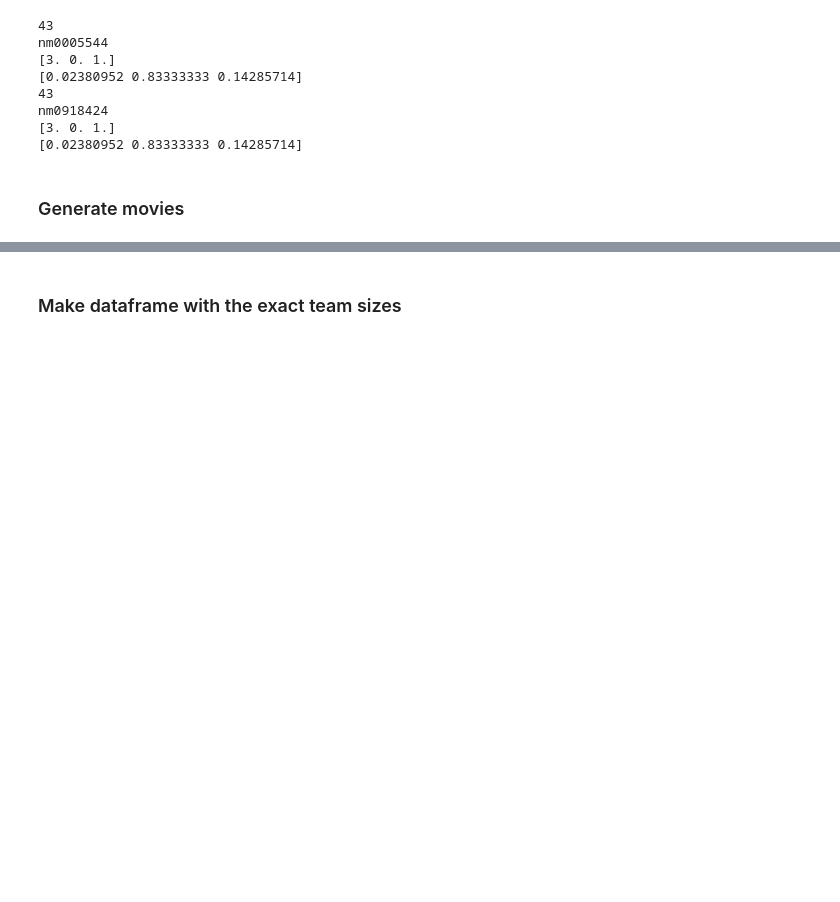
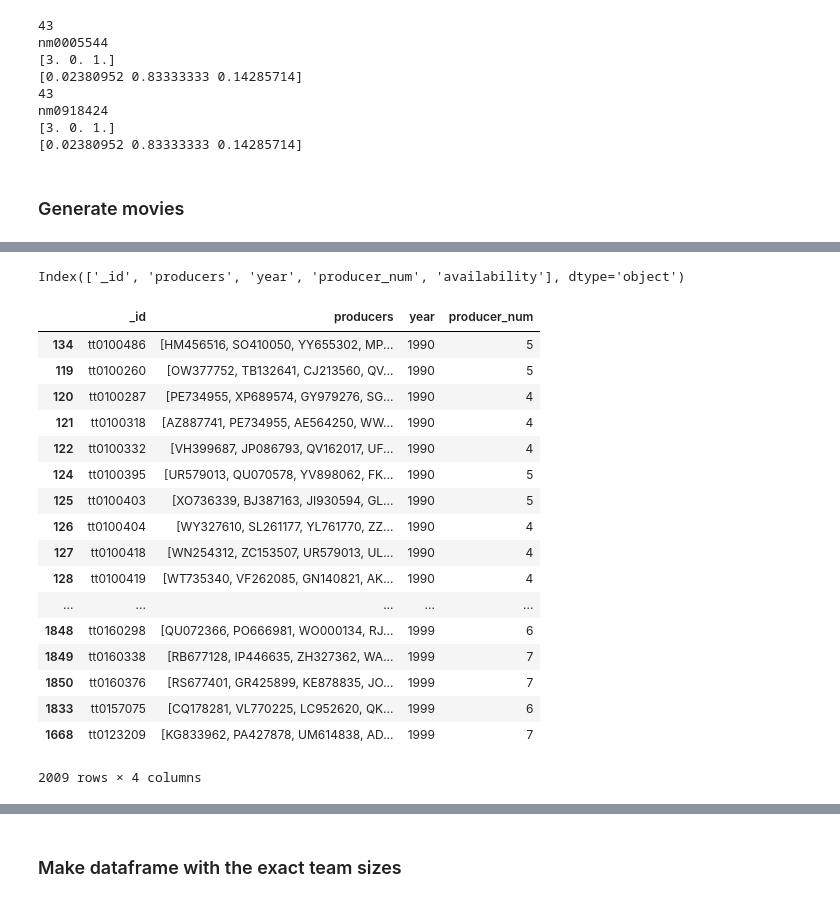
Before and after one commit to liqugit/movie_propagation, a Jupyter notebook: notebooks/network/synthetic_model_3.ipynb, the cells around one changed output, grey strips where cells are left out. Drawn from its saved outputs; the diff is of its cells as text; code cells hidden in the pictures; blank space fills up the shorter version.

```diff
--- a/notebooks/network/synthetic_model_3.ipynb
+++ b/notebooks/network/synthetic_model_3.ipynb
@@ -584,0 +292,50 @@ def shuffle_positive(dfPhysician, maxP, docType, shift_type):
+# %%
+unlistyfied_result_df.columns
+# %% [output]
+Index(['_id', 'producers', 'year', 'producer_num', 'availability'], dtype='object')
+# %%
+def aggregate(df, key_col='_id', val_col='producers'):
+    keys, values = df[[key_col, val_col]].sort_values(key_col).values.T
+    ukeys, index = np.unique(keys,True)
+    arrays = np.split(values,index[1:])
+    df2 = pd.DataFrame({key_col:ukeys,val_col:[list(a) for a in arrays]})
+    return df2
+# %%
+def organize_dataframe(df_input, key_col='_id', val_col='producers'):
+    """
+    when the movie-producer unlistyfied result is finalized, put it together into format that is read by the model
+    Input:
+        df_input - unorgazined dataframe
+        key_col -
+        val_col -
+    Output:
+        df_output - aggregated dataframe
+    """
+    df1 = aggregate(df_input, key_col, val_col)
+    df2 = df_input[['_id', 'year', 'producer_num']].drop_duplicates()
+
+    df_output = pd.merge(df1, df2, on=key_col).sort_values('year').dropna()
+    return df_output
+# %%
+df_output = organize_dataframe(unlistyfied_result_df)
+# %%
+df_output
+# %% [output]
+|  | _id | producers | year | producer_num |
+| 134 | tt0100486 | [HM456516, SO410050, YY655302, MP... | 1990 | 5 |
+| 119 | tt0100260 | [OW377752, TB132641, CJ213560, QV... | 1990 | 5 |
+| 120 | tt0100287 | [PE734955, XP689574, GY979276, SG... | 1990 | 4 |
+| 121 | tt0100318 | [AZ887741, PE734955, AE564250, WW... | 1990 | 4 |
+| 122 | tt0100332 | [VH399687, JP086793, QV162017, UF... | 1990 | 4 |
+| 124 | tt0100395 | [UR579013, QU070578, YV898062, FK... | 1990 | 5 |
+| 125 | tt0100403 | [XO736339, BJ387163, JI930594, GL... | 1990 | 5 |
+| 126 | tt0100404 | [WY327610, SL261177, YL761770, ZZ... | 1990 | 4 |
+| 127 | tt0100418 | [WN254312, ZC153507, UR579013, UL... | 1990 | 4 |
+| 128 | tt0100419 | [WT735340, VF262085, GN140821, AK... | 1990 | 4 |
+| ... | ... | ... | ... | ... |
+| 1848 | tt0160298 | [QU072366, PO666981, WO000134, RJ... | 1999 | 6 |
+| 1849 | tt0160338 | [RB677128, IP446635, ZH327362, WA... | 1999 | 7 |
+| 1850 | tt0160376 | [RS677401, GR425899, KE878835, JO... | 1999 | 7 |
+| 1833 | tt0157075 | [CQ178281, VL770225, LC952620, QK... | 1999 | 6 |
+| 1668 | tt0123209 | [KG833962, PA427878, UM614838, AD... | 1999 | 7 |
+2009 rows × 4 columns
```
Also changed, not shown: parts of 46 cells of this notebook, 5 other files.
